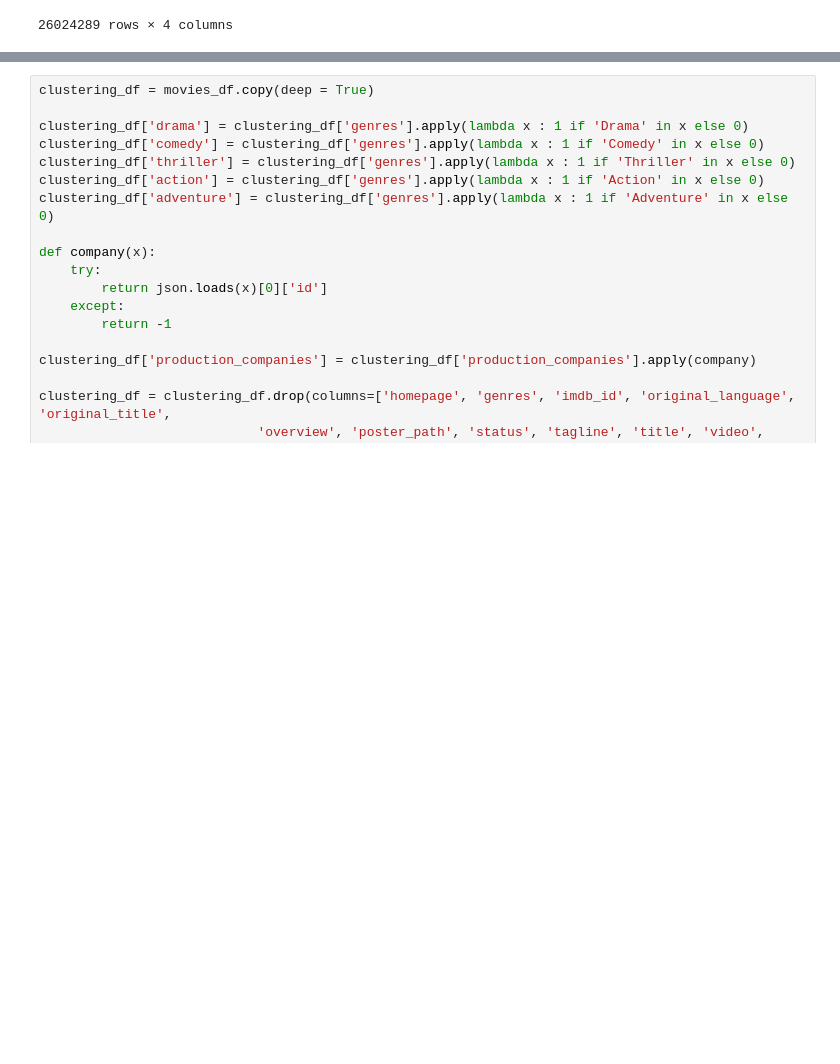
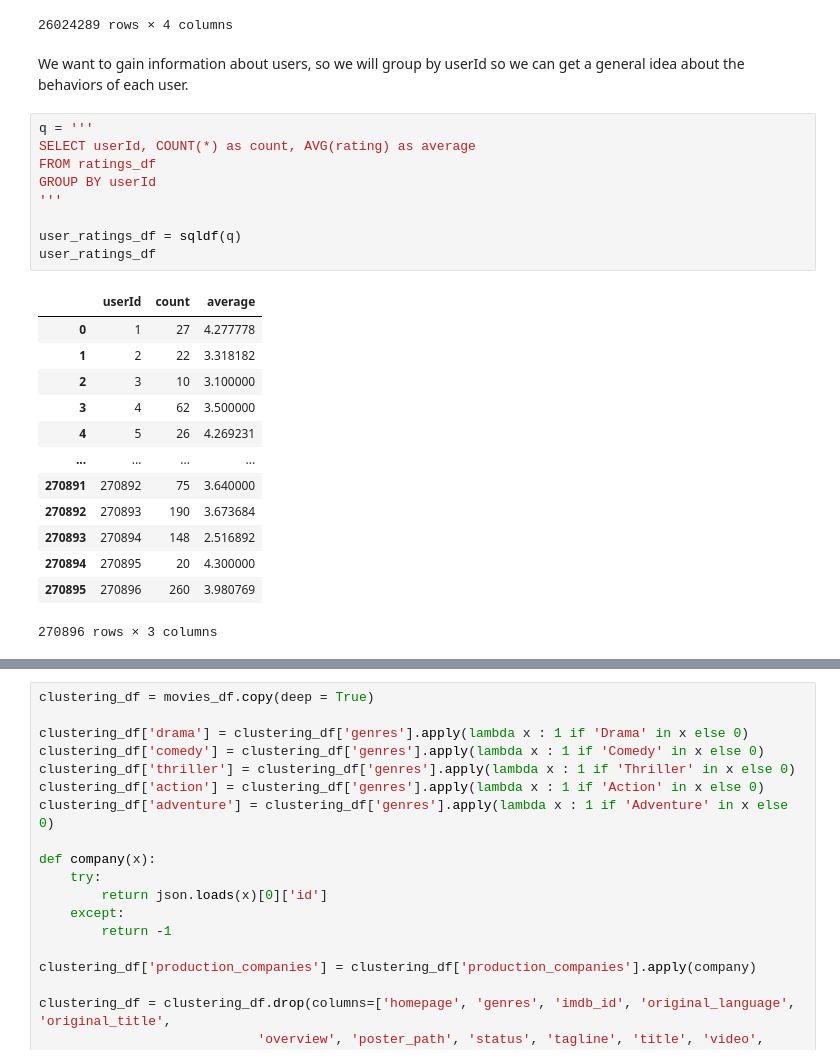
Before and after one commit to kevc528/MovieDatasetAnalysis, a Jupyter notebook: KevinChen_MoviesNotebook.ipynb, the cells around one changed output, grey strips where cells are left out. Saved outputs shown, nothing was run; the diff lists cells and outputs as text; blank space fills up the shorter version.

```diff
--- a/KevinChen_MoviesNotebook.ipynb
+++ b/KevinChen_MoviesNotebook.ipynb
@@ -324,3 +373,28 @@ ratings_df
 | 26024287 | 270896 | 64957 | 4.5 | 1257033990 |
 | 26024288 | 270896 | 71878 | 2.0 | 1257031858 |
 26024289 rows × 4 columns
+# %% [markdown]
+We want to gain information about users, so we will group by userId so we can get a general idea about the behaviors of each user.
+# %%
+q = '''
+SELECT userId, COUNT(*) as count, AVG(rating) as average
+FROM ratings_df
+GROUP BY userId
+'''
+
+user_ratings_df = sqldf(q)
+user_ratings_df
+# %% [output]
+|  | userId | count | average |
+| 0 | 1 | 27 | 4.277778 |
+| 1 | 2 | 22 | 3.318182 |
+| 2 | 3 | 10 | 3.100000 |
+| 3 | 4 | 62 | 3.500000 |
+| 4 | 5 | 26 | 4.269231 |
+| ... | ... | ... | ... |
+| 270891 | 270892 | 75 | 3.640000 |
+| 270892 | 270893 | 190 | 3.673684 |
+| 270893 | 270894 | 148 | 2.516892 |
+| 270894 | 270895 | 20 | 4.300000 |
+| 270895 | 270896 | 260 | 3.980769 |
+270896 rows × 3 columns
```
Also changed, not shown: parts of 46 cells of this notebook.
